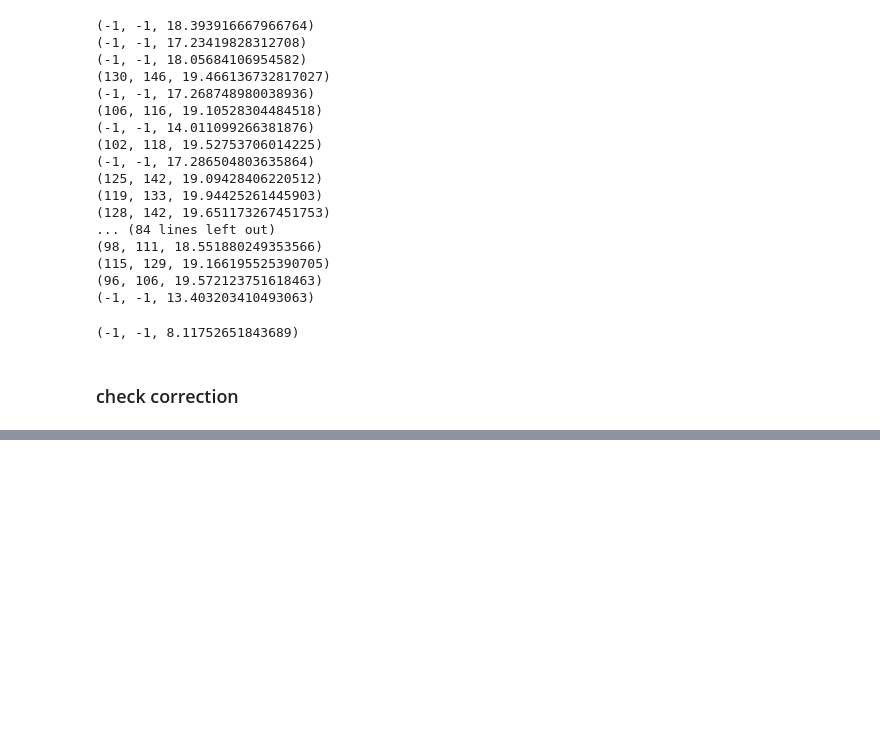
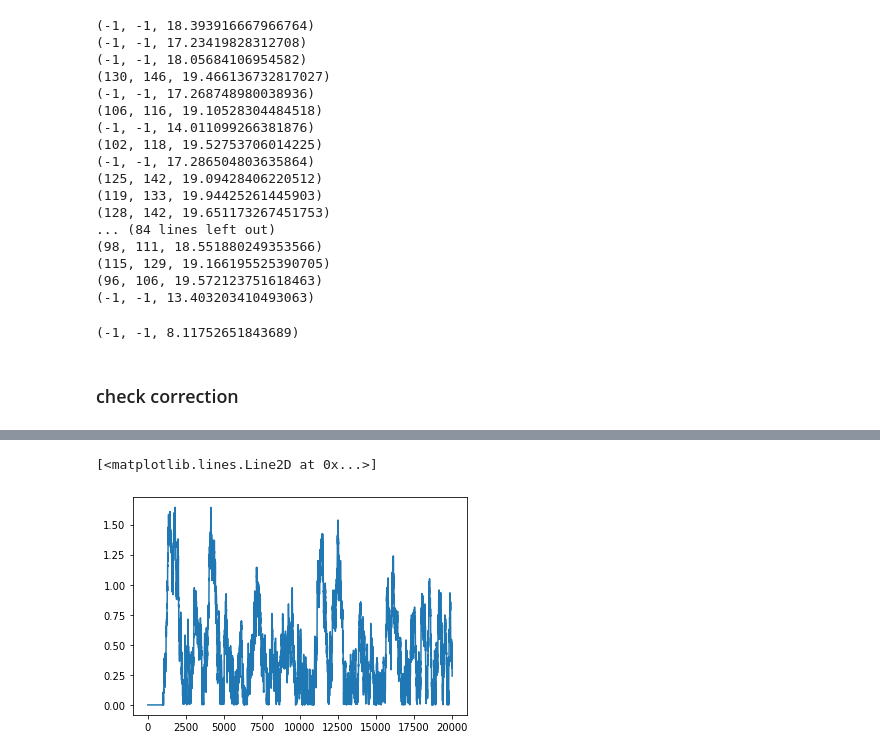
Before and after one commit to grosed/seqstats, a Jupyter notebook: notebooks/mann-whitney.ipynb, the cells around one changed output, grey strips where cells are left out. Cells and saved outputs as stored; diff of their text form; code cells hidden in the pictures; blank space fills up the shorter version.

```diff
--- a/notebooks/mann-whitney.ipynb
+++ b/notebooks/mann-whitney.ipynb
@@ -4,11 +4,6 @@ from math import sqrt,log,exp,tanh,pi
 from scipy.stats import mannwhitneyu,norm
 # %% [markdown]
 #### approximation for cdf of Normal distribution according to formula 20 in Ramu Yerukala and Naveen Kumar Boiroju "Approximations to Standard Normal Distribution Function" 2015
-# %%
-def cdf_20(z) :
-    if abs(z) < 1.0e-10 :
-        return z/sqrt(2*pi)
-    return 1.0 - (exp(-z*z/2)/((44/79)+(8/5)*z+(5/6)*sqrt(z*z+3)))
 # %%
 def add(X,Ux,Y,Uy,T,val) :
     lb = X.bisect_left(val)
@@ -853,0 +753,14 @@ Z[-3:]
+# %%
+n = 2000
+m = 1000
+S = ocd_2(n,m)
+X = list(poisson(1,50000)) + list(poisson(2,50000))
+# X = list(poisson(1,20000))
+c = 0
+for x in X :
+    S.push(x)
+    c = c +1
+    if S.z > 2.3 :
+        print("alarm !!")
+        print("detected at ",c)
+        break
@@ -853,0 +770,17 @@ Z[-3:]
+# %%
+seed(0)
+n = 6000
+m = 3000
+Zs = list()
+c = 0
+for i in range(100) :
+    c = c + 1
+    print(c)
+    S = ocd_2(n,m)
+    # X = list(uniform(0,1,20000))
+    X = list(poisson(1,20000))
+    Z = list()
+    for x in X :
+        S.push(x)
+        Z.append(S.z)
+    Zs.append(Z)
@@ -853,0 +805,5 @@ Z[-3:]
+# %%
+plt.plot(Zs[2])
+# %% [output]
+[<matplotlib.lines.Line2D at 0x...>]
+[figure, added]
```
Also changed, not shown: parts of 121 cells of this notebook.
